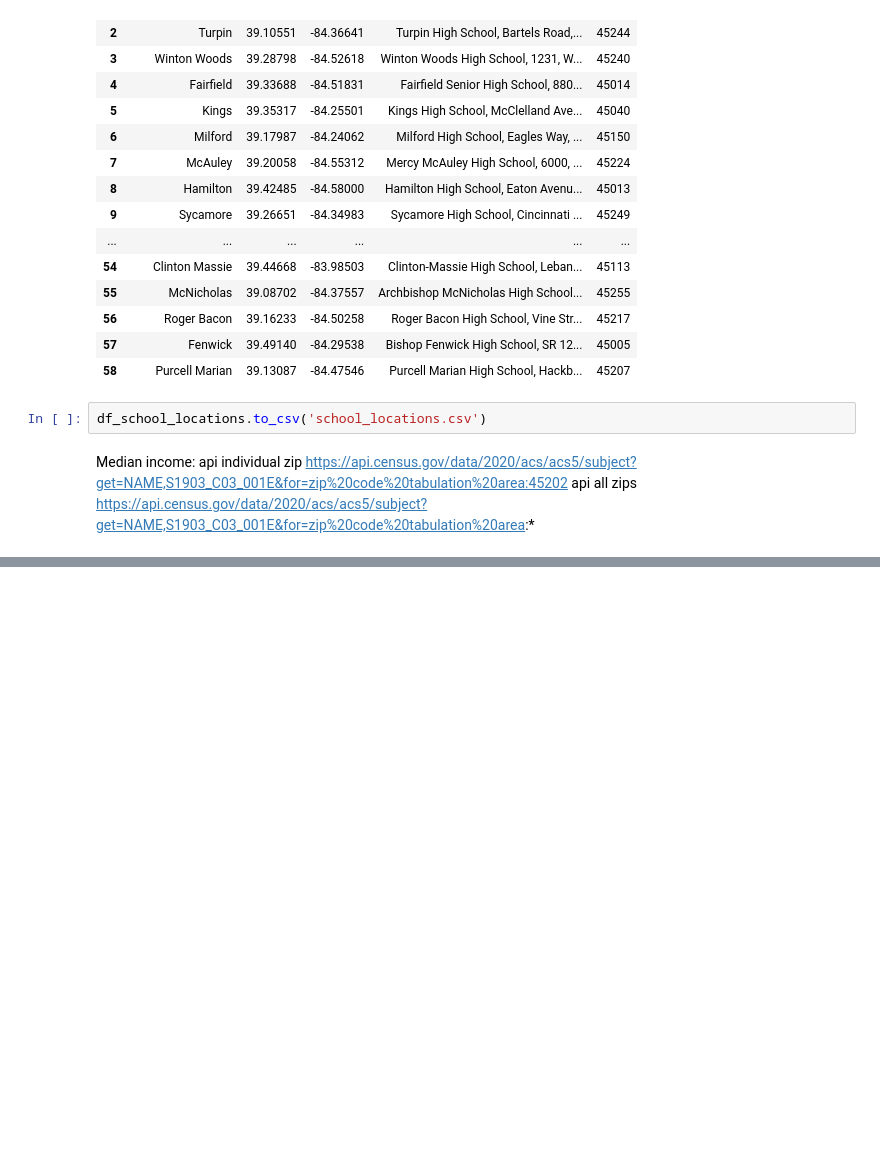
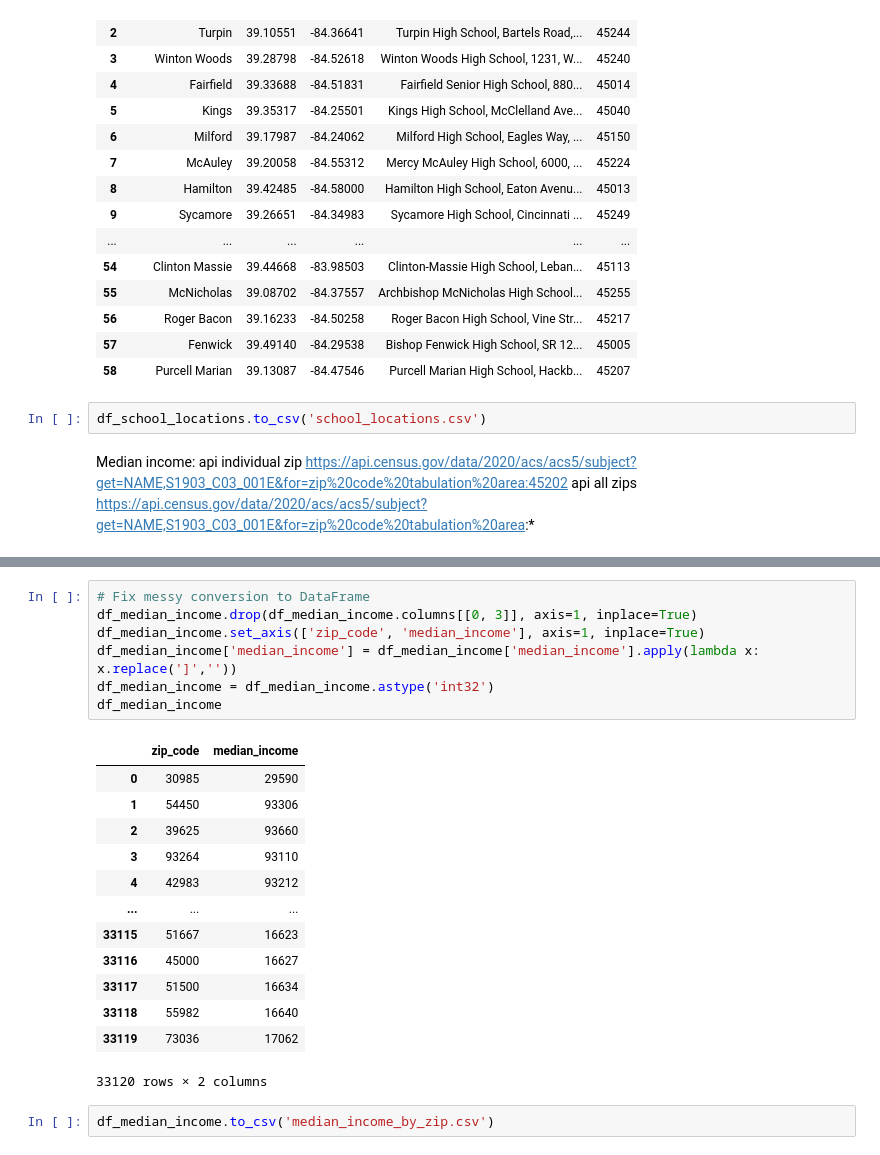
Before and after one commit to jgroeschen/Cinci-HS-Bowling-Stats, a Jupyter notebook: data_gathering/bowling_stats.ipynb, the cells around one changed output, grey strips where cells are left out. Cells and saved outputs as stored; diff of their text form; blank space fills up the shorter version.

```diff
--- a/data_gathering/bowling_stats.ipynb
+++ b/data_gathering/bowling_stats.ipynb
@@ -434,0 +458,23 @@ https://api.census.gov/data/2020/acs/acs5/subject?get=NAME,S1903_C03_001E&for=zi
+# %%
+# Fix messy conversion to DataFrame
+df_median_income.drop(df_median_income.columns[[0, 3]], axis=1, inplace=True)
+df_median_income.set_axis(['zip_code', 'median_income'], axis=1, inplace=True)
+df_median_income['median_income'] = df_median_income['median_income'].apply(lambda x: x.replace(']',''))
+df_median_income = df_median_income.astype('int32')
+df_median_income
+# %% [output]
+|  | zip_code | median_income |
+| 0 | 30985 | 29590 |
+| 1 | 54450 | 93306 |
+| 2 | 39625 | 93660 |
+| 3 | 93264 | 93110 |
+| 4 | 42983 | 93212 |
+| ... | ... | ... |
+| 33115 | 51667 | 16623 |
+| 33116 | 45000 | 16627 |
+| 33117 | 51500 | 16634 |
+| 33118 | 55982 | 16640 |
+| 33119 | 73036 | 17062 |
+33120 rows × 2 columns
+# %%
+df_median_income.to_csv('median_income_by_zip.csv')
```
Also changed, not shown: parts of 4 cells of this notebook.
